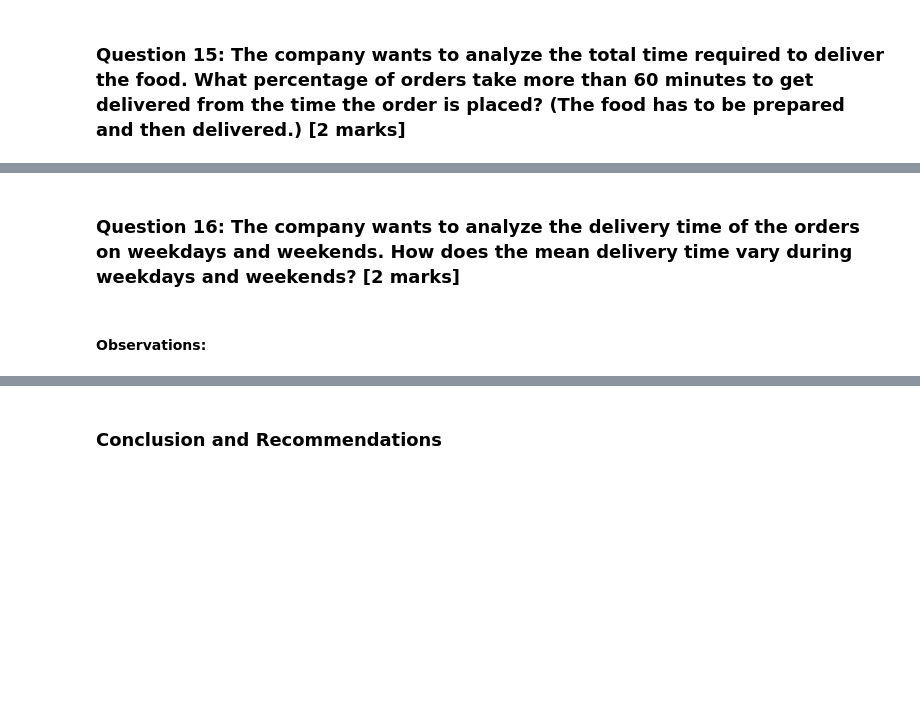
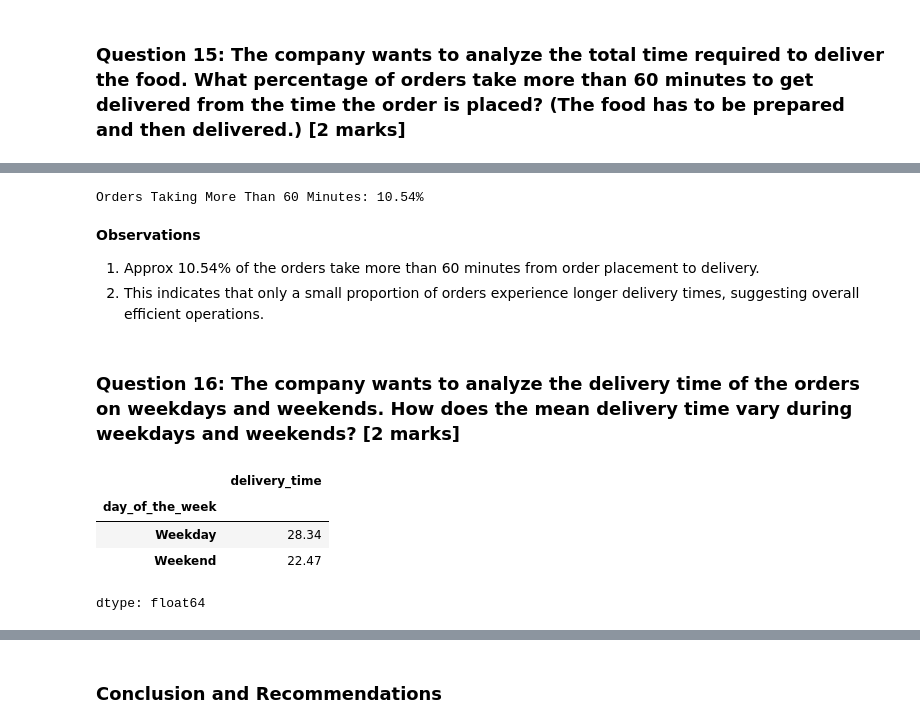
Before and after one commit to click2shivesh/shivesh-uta-aiml-py, a Jupyter notebook: Foodhub-Assignment-DataAnalysis-AIML-Notebook.ipynb, the cells around one changed output, grey strips where cells are left out. Saved outputs shown, nothing was run; the diff lists cells and outputs as text; code cells hidden in the pictures; blank space fills up the shorter version.

```diff
--- a/Foodhub-Assignment-DataAnalysis-AIML-Notebook.ipynb
+++ b/Foodhub-Assignment-DataAnalysis-AIML-Notebook.ipynb
@@ -736,0 +758,14 @@ plt.show()
+# %%
+# Using numpy for vectorized calculation
+import numpy as np
+
+df['revenue'] = np.where(df['cost_of_the_order'] > 20,
+                         df['cost_of_the_order'] * 0.25,
+                         np.where(df['cost_of_the_order'] > 5,
+                                  df['cost_of_the_order'] * 0.15,
+                                  0))
+
+# Total revenue
+total_revenue = df['revenue'].sum()
+
+print(f"Total Revenue: ${total_revenue}")
@@ -743,2 +781,22 @@ plt.show()
+# %%
+# Calculating total delivery time (preparation + delivery)
+df['total_time'] = df['food_preparation_time'] + df['delivery_time']
+
+# Total number of orders
+total_orders = len(df)
+
+# Orders taking more than 60 minutes
+orders_above_60 = df[df['total_time'] > 60].shape[0]
+
+# Percentage calculation
+percentage = (orders_above_60 / total_orders) * 100
+
+print(f"Orders Taking More Than 60 Minutes: {round(percentage, 2)}%")
+# %% [output]
+Orders Taking More Than 60 Minutes: 10.54%
+# %% [markdown]
+**Observations**
+1. Approx 10.54% of the orders take more than 60 minutes from order placement to delivery.
+2. This indicates that only a small proportion of orders experience longer delivery times, suggesting overall efficient operations.
 # %% [markdown]
 ### **Question 16:** The company wants to analyze the delivery time of the orders on weekdays and weekends. How does the mean delivery time vary during weekdays and weekends? [2 marks]
@@ -747,2 +803,11 @@ plt.show()
-# %% [markdown]
-#### Observations:
+# %%
+# Calculating mean delivery time by day type
+mean_delivery = df.groupby('day_of_the_week')['delivery_time'].mean()
+
+round(mean_delivery, 2)
+# %% [output]
+|  | delivery_time |
+| day_of_the_week |  |
+| Weekday | 28.34 |
+| Weekend | 22.47 |
+dtype: float64
```
Also changed, not shown: parts of 17 cells of this notebook.
